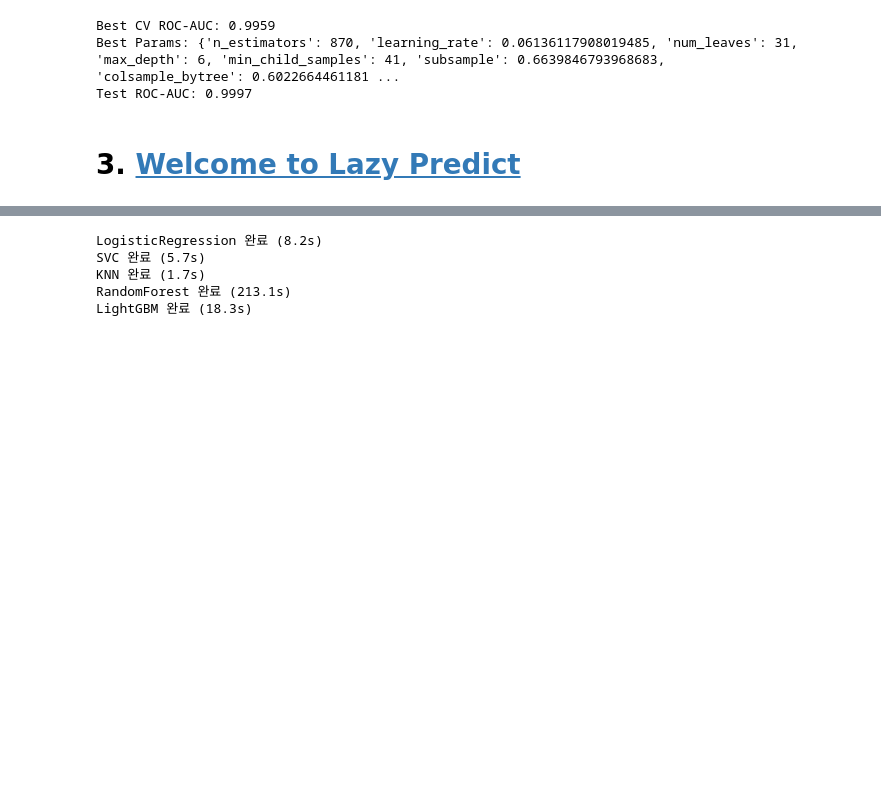
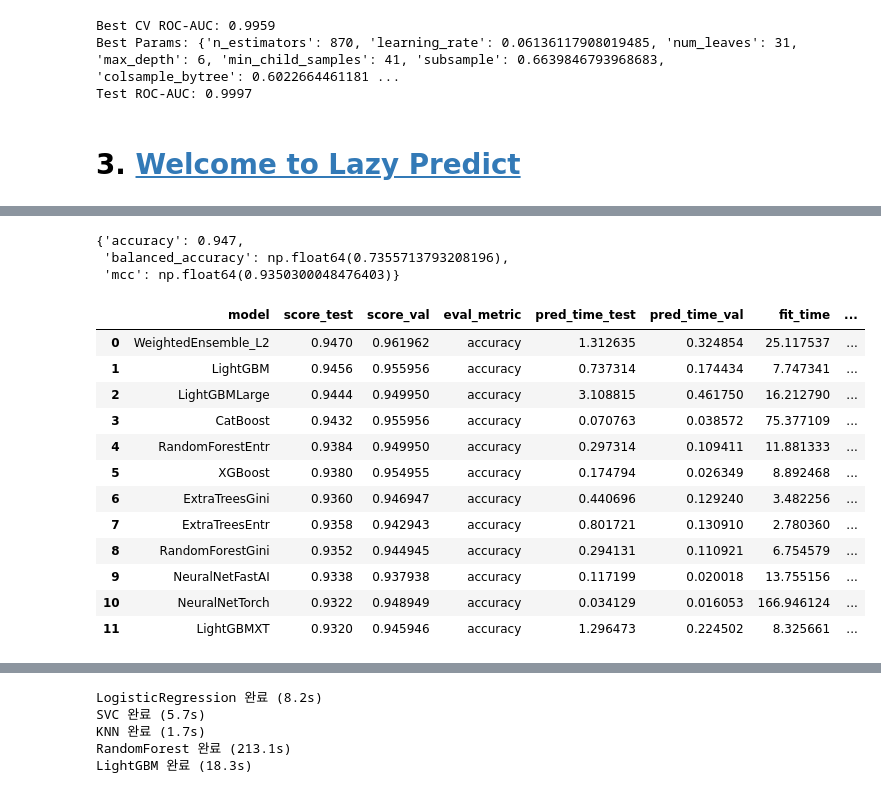
Before and after one commit to ancestor9/Scikit-learn-model-selection-evaluation, a Jupyter notebook: practices/Nocode_tools.ipynb, the cells around one changed output, grey strips where cells are left out. Saved outputs shown, nothing was run; the diff lists cells and outputs as text; code cells hidden in the pictures; blank space fills up the shorter version.

```diff
--- a/practices/Nocode_tools.ipynb
+++ b/practices/Nocode_tools.ipynb
@@ -300,0 +428,22 @@ models
+# %%
+predictor.evaluate(test_data)
+# %% [output]
+{'accuracy': 0.947,
+ 'balanced_accuracy': np.float64(0.7355713793208196),
+ 'mcc': np.float64(0.9350300048476403)}
+# %%
+predictor.leaderboard(test_data)
+# %% [output]
+|  | model | score_test | score_val | eval_metric | pred_time_test | pred_time_val | fit_time | ... |
+| 0 | WeightedEnsemble_L2 | 0.9470 | 0.961962 | accuracy | 1.312635 | 0.324854 | 25.117537 | ... |
+| 1 | LightGBM | 0.9456 | 0.955956 | accuracy | 0.737314 | 0.174434 | 7.747341 | ... |
+| 2 | LightGBMLarge | 0.9444 | 0.949950 | accuracy | 3.108815 | 0.461750 | 16.212790 | ... |
+| 3 | CatBoost | 0.9432 | 0.955956 | accuracy | 0.070763 | 0.038572 | 75.377109 | ... |
+| 4 | RandomForestEntr | 0.9384 | 0.949950 | accuracy | 0.297314 | 0.109411 | 11.881333 | ... |
+| 5 | XGBoost | 0.9380 | 0.954955 | accuracy | 0.174794 | 0.026349 | 8.892468 | ... |
+| 6 | ExtraTreesGini | 0.9360 | 0.946947 | accuracy | 0.440696 | 0.129240 | 3.482256 | ... |
+| 7 | ExtraTreesEntr | 0.9358 | 0.942943 | accuracy | 0.801721 | 0.130910 | 2.780360 | ... |
+| 8 | RandomForestGini | 0.9352 | 0.944945 | accuracy | 0.294131 | 0.110921 | 6.754579 | ... |
+| 9 | NeuralNetFastAI | 0.9338 | 0.937938 | accuracy | 0.117199 | 0.020018 | 13.755156 | ... |
+| 10 | NeuralNetTorch | 0.9322 | 0.948949 | accuracy | 0.034129 | 0.016053 | 166.946124 | ... |
+| 11 | LightGBMXT | 0.9320 | 0.945946 | accuracy | 1.296473 | 0.224502 | 8.325661 | ... |
```
Also changed, not shown: parts of 14 cells of this notebook.
